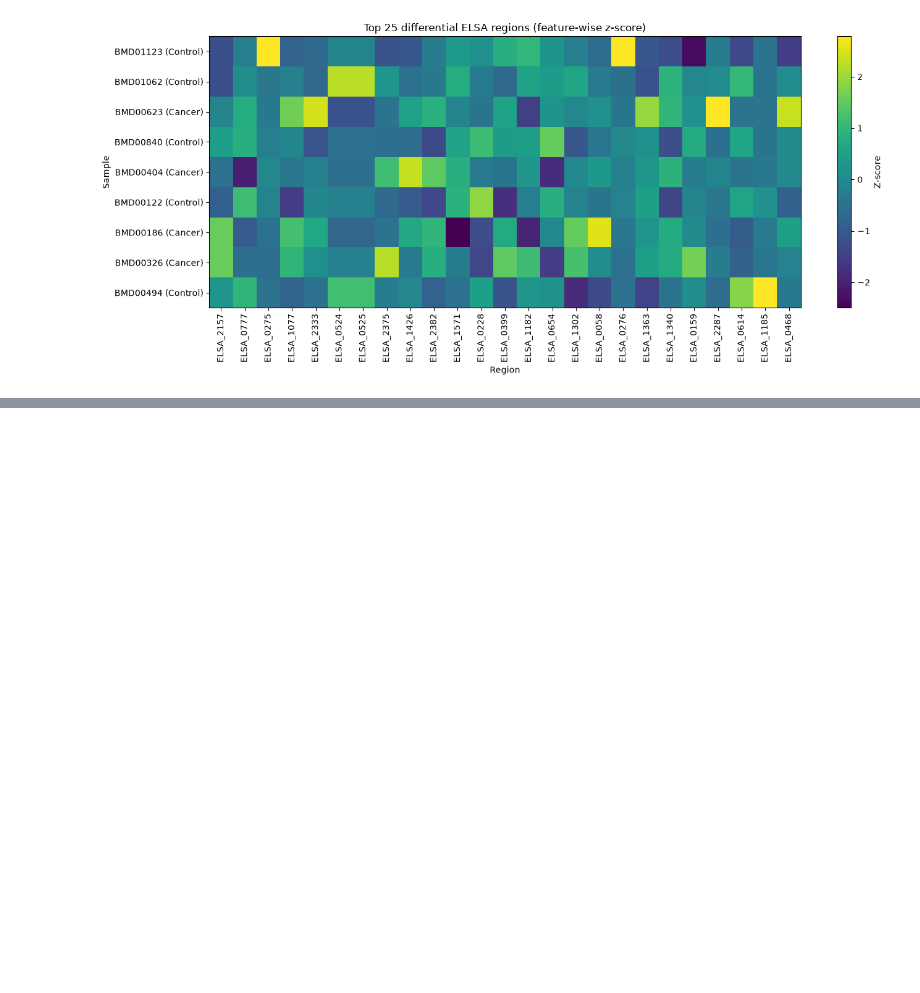
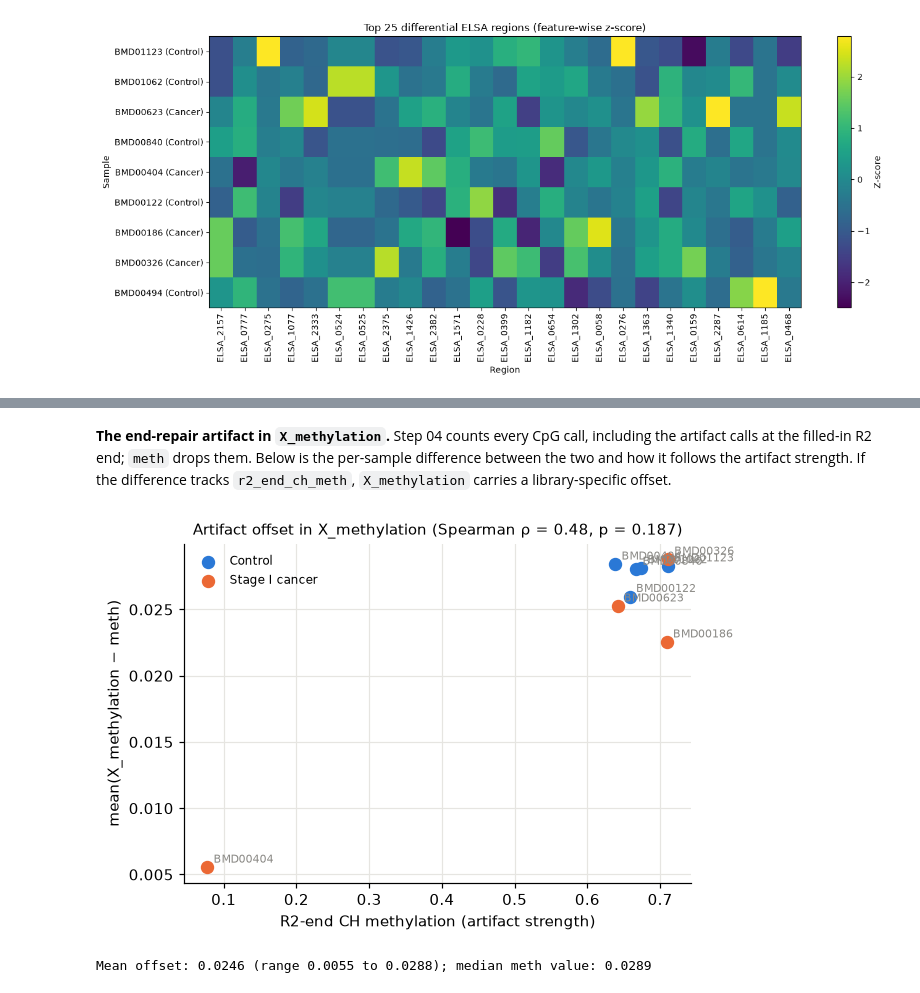
Before and after one commit to sadeghetemad/ctdna-methylation-ml, a Jupyter notebook: notebooks/01_EDA.ipynb, the cells around one changed output, grey strips where cells are left out. Saved outputs shown, nothing was run; the diff lists cells and outputs as text; code cells hidden in the pictures; blank space fills up the shorter version.

```diff
--- a/notebooks/01_EDA.ipynb
+++ b/notebooks/01_EDA.ipynb
@@ -453,0 +677,27 @@ plt.show()
+# %% [markdown]
+**The end-repair artifact in `X_methylation`.** Step 04 counts every CpG call, including the artifact calls at the filled-in R2 end; `meth` drops them. Below is the per-sample difference between the two and how it follows the artifact strength. If the difference tracks `r2_end_ch_meth`, `X_methylation` carries a library-specific offset.
+# %%
+common = SETS["methylation"].columns.intersection(SETS["meth"].columns)
+offset = (SETS["methylation"][common] - SETS["meth"][common]).mean(axis=1)
+rho, p = stats.spearmanr(offset, samples["r2_end_ch_meth"])
+
+fig, ax = plt.subplots(figsize=(6, 4))
+for label in (0, 1):
+    mask = (y == label).to_numpy()
+    ax.scatter(samples["r2_end_ch_meth"][mask], offset[mask], s=60,
+               color=CLASS_COLORS[label], label=CLASS_NAMES[label])
+for sample_id in y.index:
+    ax.annotate(sample_id, (samples.loc[sample_id, "r2_end_ch_meth"], offset[sample_id]),
+                xytext=(4, 3), textcoords="offset points", fontsize=7, color=MUTED)
+ax.set_xlabel("R2-end CH methylation (artifact strength)")
+ax.set_ylabel("mean(X_methylation − meth)")
+ax.set_title(f"Artifact offset in X_methylation (Spearman ρ = {rho:.2f}, p = {p:.3f})", fontsize=10)
+ax.legend(frameon=False, fontsize=8)
+fig.tight_layout()
+plt.show()
+
+print(f"Mean offset: {offset.mean():.4f} (range {offset.min():.4f} to {offset.max():.4f}); "
+      f"median meth value: {np.nanmedian(SETS['meth'].to_numpy()):.4f}")
+# %% [output]
+[figure, added]
+Mean offset: 0.0246 (range 0.0055 to 0.0288); median meth value: 0.0289
```
Also changed, not shown: parts of 27 cells of this notebook, 13 other files.
